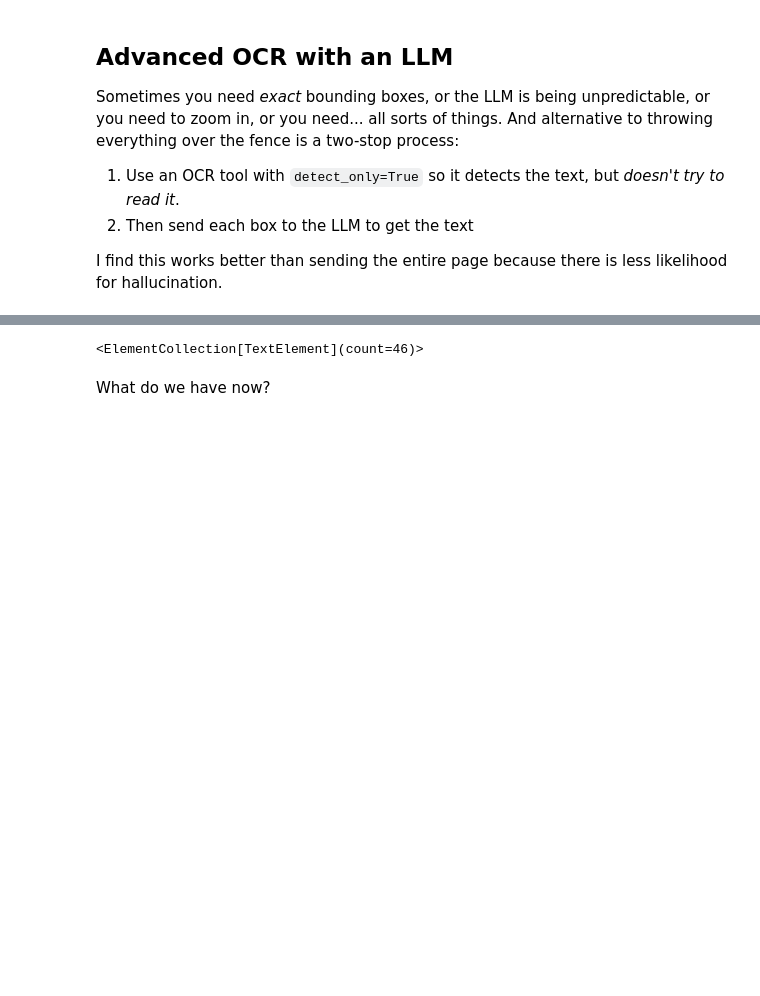
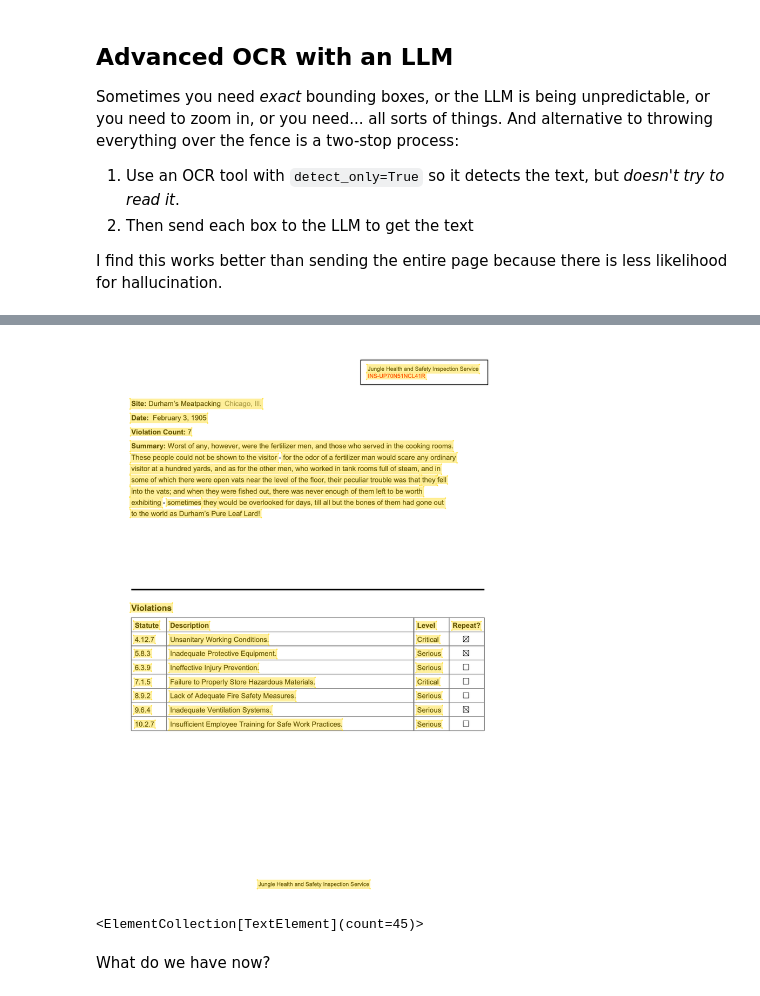
Before and after one commit to jsoma/natural-pdf-workshop, a Jupyter notebook: docs/natural-pdf/02-ocr-and-ai-magic-ANSWERS.ipynb, the cells around one changed output, grey strips where cells are left out. Cells and saved outputs as stored; diff of their text form; code cells hidden in the pictures; blank space fills up the shorter version.

```diff
--- a/docs/natural-pdf/02-ocr-and-ai-magic-ANSWERS.ipynb
+++ b/docs/natural-pdf/02-ocr-and-ai-magic-ANSWERS.ipynb
@@ -176,6 +192,6 @@ from natural_pdf import PDF
 pdf = PDF("https://github.com/jsoma/natural-pdf/raw/refs/heads/main/pdfs/needs-ocr.pdf")
 page = pdf.pages[0]
 
-page.apply_ocr('surya', detect_only=True)
+page.apply_ocr(detect_only=True)
 page.extract_text()
 # %% [output]
@@ -183,6 +201,8 @@ page.extract_text()
 # %%
-texts = page.find_all('text')[:5]
-#texts.show(width=800)
+texts = page.find_all('text')
+texts.show(width=800)
+# %% [output]
+[figure, added]
 # %%
 import os
 from openai import OpenAI
@@ -197,7 +217,7 @@ The text is from an inspection report of a slaughterhouse."""
 # The text is likely from a Greek document, potentially a spreadsheet, containing Modern Greek words or numbers
 
 client = OpenAI(
-    api_key=os.environ["GOOGLE_API_KEY"],
+    api_key=GOOGLE_API_KEY,
     # api_key="YOUR_API_KEY_HERE",
     base_url="https://generativelanguage.googleapis.com/v1beta/openai/"
 )
@@ -212,7 +232,7 @@ client = OpenAI(
         )
 )
 # %% [output]
-<ElementCollection[TextElement](count=46)>
+<ElementCollection[TextElement](count=45)>
 # %% [markdown]
 What do we have now?
 # %%
```
Also changed, not shown: parts of 7 cells of this notebook, 21 other files.
